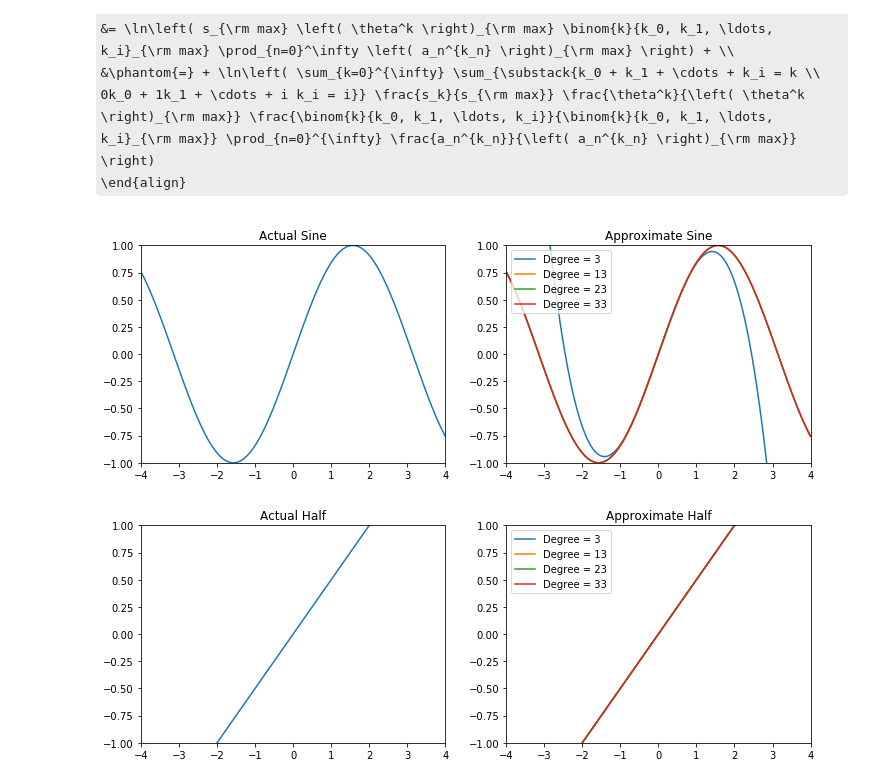
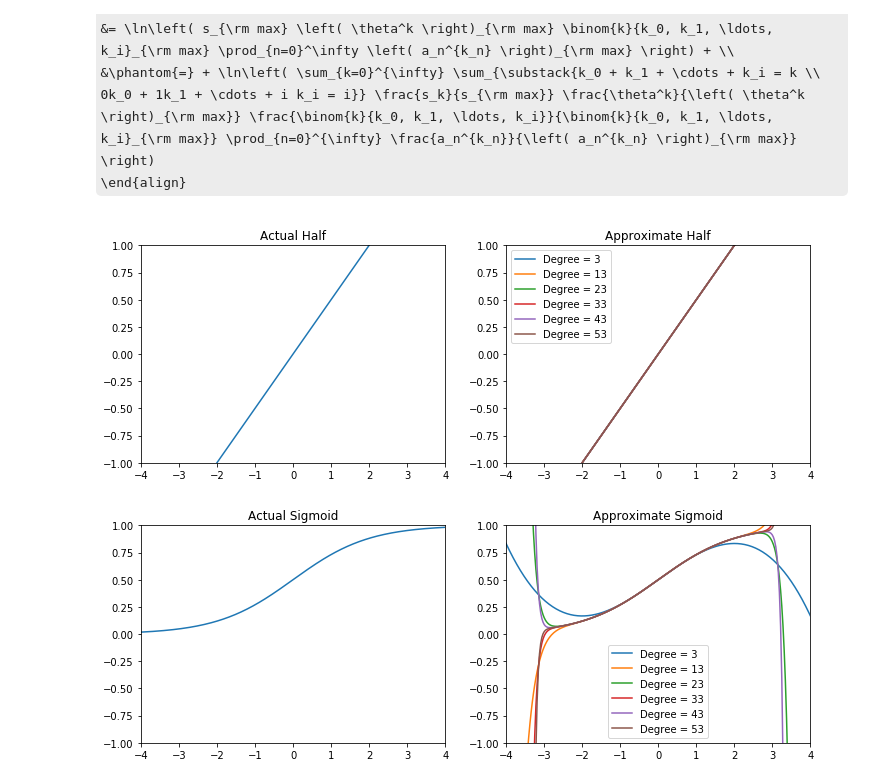
Before and after one commit to csm-adapt/qar, a Jupyter notebook: dev/test-ps-expansion.ipynb, the cells around one changed output. Cells and saved outputs as stored; diff of their text form; code cells hidden in the pictures; some formulas as TeX source.

Commit message:
add sigmoid function to notebook

```diff
--- a/dev/test-ps-expansion.ipynb
+++ b/dev/test-ps-expansion.ipynb
@@ -132,6 +132,18 @@ class Linear(Maclaurin):
         self._coeff = coeff
         return self
 
+class Sigmoid(Maclaurin):
+    def __init__(self, wave_number=1):
+        super().__init__()
+        self._wave_number = wave_number
+
+    def _coeff_generating_function(self, order):
+        nplus = np.arange(order+1) + 1
+        coeff = (self._wave_number**(nplus-1) * (-1)**nplus * (2**nplus - 1)
+                 / scipy.special.factorial(nplus) * scipy.special.bernoulli(order+1)[1:])
+        self._coeff = coeff
+
+
 # First, we set up the definitions for the power series of our activation functions.
 # def half_maclaurin(n):
 #     for i in range(n + 1):
@@ -152,42 +164,43 @@ class Linear(Maclaurin):
 #             yield (-1)**(i // 2) * fact
 
 functions = [
-    (np.sin, Sine(), "Sine"),
-    (lambda x: 0.5 * x, Linear(offset=0, slope=0.5), "Half")
+#     (np.sin, Sine(), "Sine"),
+    (lambda x: 0.5 * x, Linear(offset=0, slope=0.5), "Half"),
+    (lambda x: 1.0 / (1.0 + np.exp(-x)), Sigmoid(), "Sigmoid")
 ]
 # %%
 # Second, we check that the power series expansions are correct by simply plotting actual versus approximate.
-degrees = [3, 13, 23, 33]
+degrees = [3, 13, 23, 33, 43, 53]
 
 for fn, gfn, name in functions:
     x = np.linspace(-4.0, 4.0, 256)
     y = fn(x)
 
     fig, axes = plt.subplots(nrows=1, ncols=2, figsize=(12, 4))
 
     axes[0].plot(x, y)
     axes[0].set_xlim(-4.0, 4.0)
     axes[0].set_ylim(-1.0, 1.0)
     axes[0].set_title(f"Actual {name}")
 
     for d in degrees:
         gfn.set_order(d)
 #         coeffs = list(gfn(d))
 #         z = np.zeros_like(x)
 #         for n, c in enumerate(coeffs):
 #             z = z + (c * np.power(x, n))
         z = gfn(x)
 
         axes[1].plot(x, z, label=f"Degree = {d}")
     axes[1].set_xlim(-4.0, 4.0)
     axes[1].set_ylim(-1.0, 1.0)
     axes[1].set_title(f"Approximate {name}")
     axes[1].legend()
 
     plt.show()
 # %% [output]
-[figure, old version]
+[figure, new version]
-[figure, old version]
+[figure, new version]
 # %%
 def cached(opt):
     """Whether to cache a function or not."""
```
Also changed, not shown: parts of 2 cells of this notebook.
